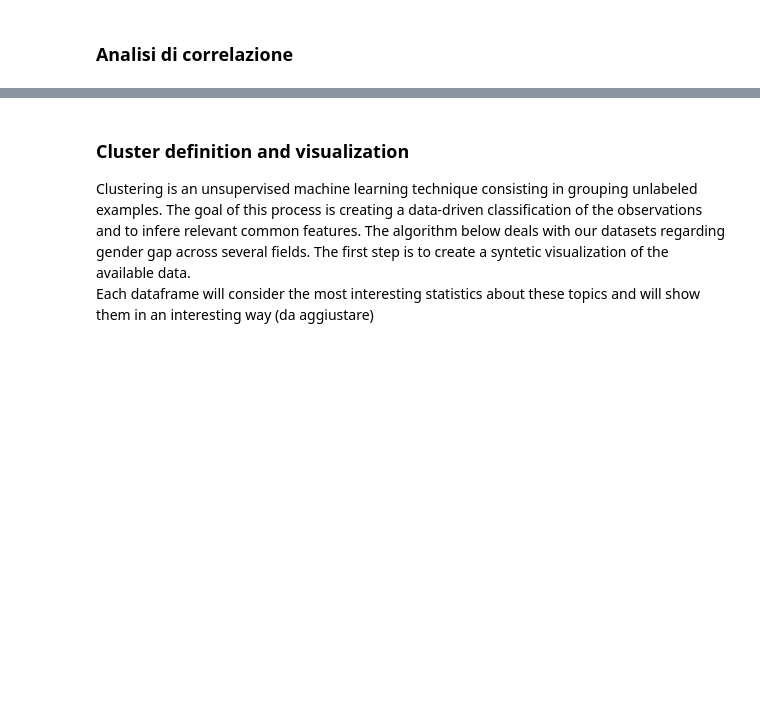
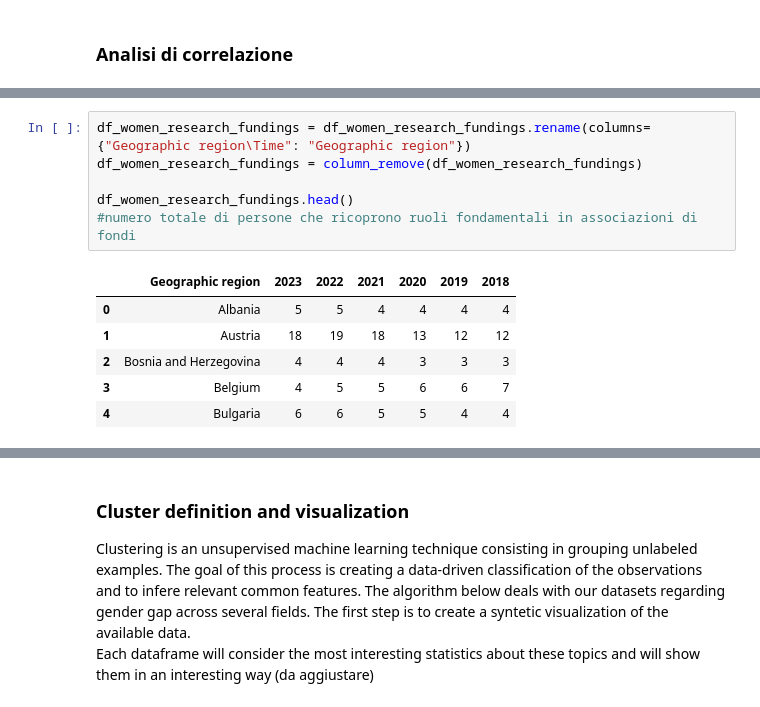
Before and after one commit to alicepicco333/wipEU, a Jupyter notebook: technical_analysis/cluster.ipynb, the cells around one changed output, grey strips where cells are left out. Drawn from its saved outputs; the diff is of its cells as text; blank space fills up the shorter version.

```diff
--- a/technical_analysis/cluster.ipynb
+++ b/technical_analysis/cluster.ipynb
@@ -115,0 +101,13 @@ df_public_adm_total.head()
+# %%
+df_women_research_fundings = df_women_research_fundings.rename(columns={"Geographic region\Time": "Geographic region"})
+df_women_research_fundings = column_remove(df_women_research_fundings)
+
+df_women_research_fundings.head()
+#numero totale di persone che ricoprono ruoli fondamentali in associazioni di fondi
+# %% [output]
+|  | Geographic region | 2023 | 2022 | 2021 | 2020 | 2019 | 2018 |
+| 0 | Albania | 5 | 5 | 4 | 4 | 4 | 4 |
+| 1 | Austria | 18 | 19 | 18 | 13 | 12 | 12 |
+| 2 | Bosnia and Herzegovina | 4 | 4 | 4 | 3 | 3 | 3 |
+| 3 | Belgium | 4 | 5 | 5 | 6 | 6 | 7 |
+| 4 | Bulgaria | 6 | 6 | 5 | 5 | 4 | 4 |
```
Also changed, not shown: parts of 11 cells of this notebook.
